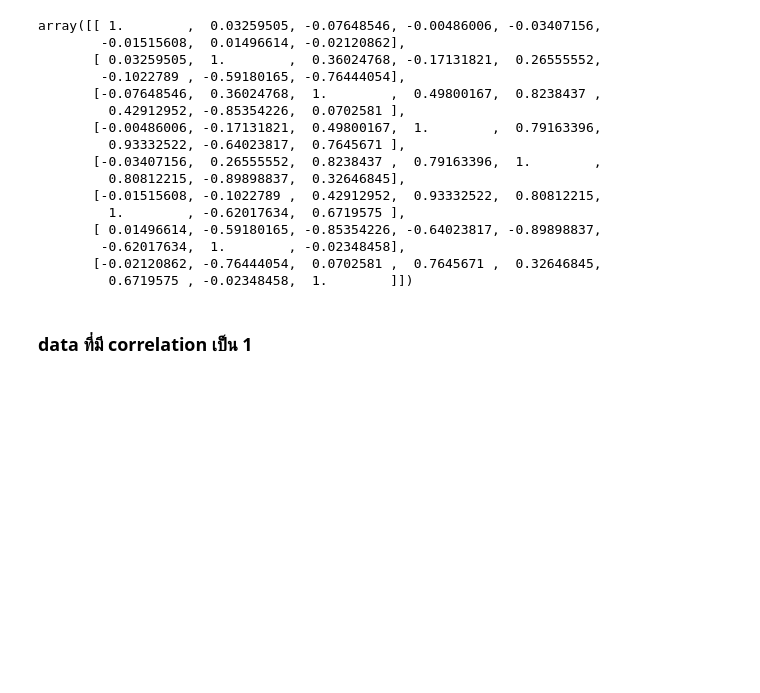
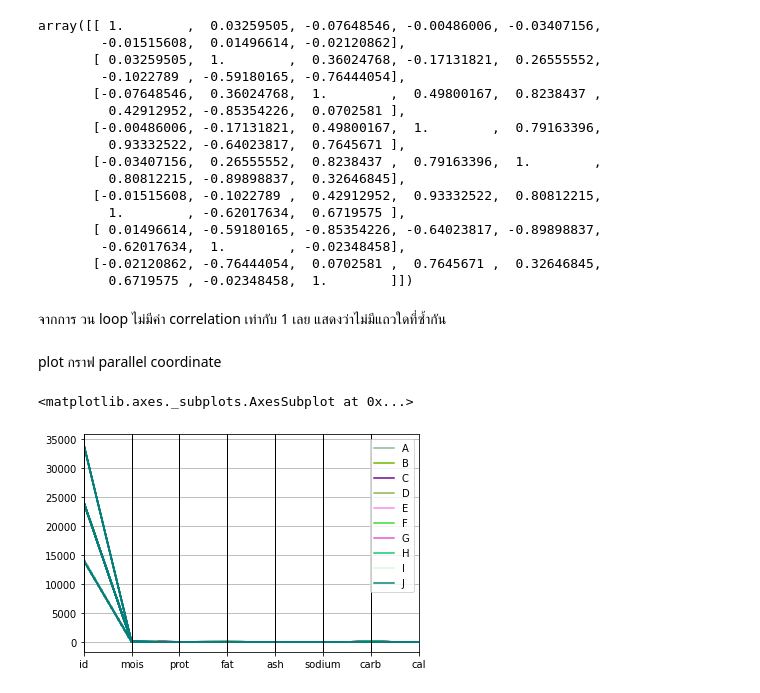
Before and after one commit to suphalaksana/Multivariate, a Jupyter notebook: Exam01.ipynb, the cells around one changed output. Saved outputs shown, nothing was run; the diff lists cells and outputs as text; code cells hidden in the pictures; blank space fills up the shorter version.

Commit message:
plot pararell

```diff
--- a/Exam01.ipynb
+++ b/Exam01.ipynb
@@ -98,7 +98,9 @@ for i in range(corr.shape[0] ):
   for j in  range(corr.shape[1] ):
     if( i !=j) and (corr [i,j] == 1.):
       print(f'row = {i} column = {j} corrcoef = {corr[i,j]}')
+# %% [markdown]
+จากการ วน loop ไม่มีค่า correlation เท่ากับ 1 เลย แสดงว่าไม่มีแถวใดที่ซ้ำกัน
+# %% [markdown]
+plot กราฟ parallel coordinate
 # %%
 from matplotlib import pyplot as plt
-# %% [markdown]
-### data ที่มี  correlation เป็น 1
@@ -106,0 +107,5 @@ plt.plot(newdata.iloc[:,1],newdata.iloc[:,10],'r.')
+# %%
+pd.plotting.parallel_coordinates(data,'brand')
+# %% [output]
+<matplotlib.axes._subplots.AxesSubplot at 0x...>
+[figure, added]
```
Also changed, not shown: parts of 12 cells of this notebook.
